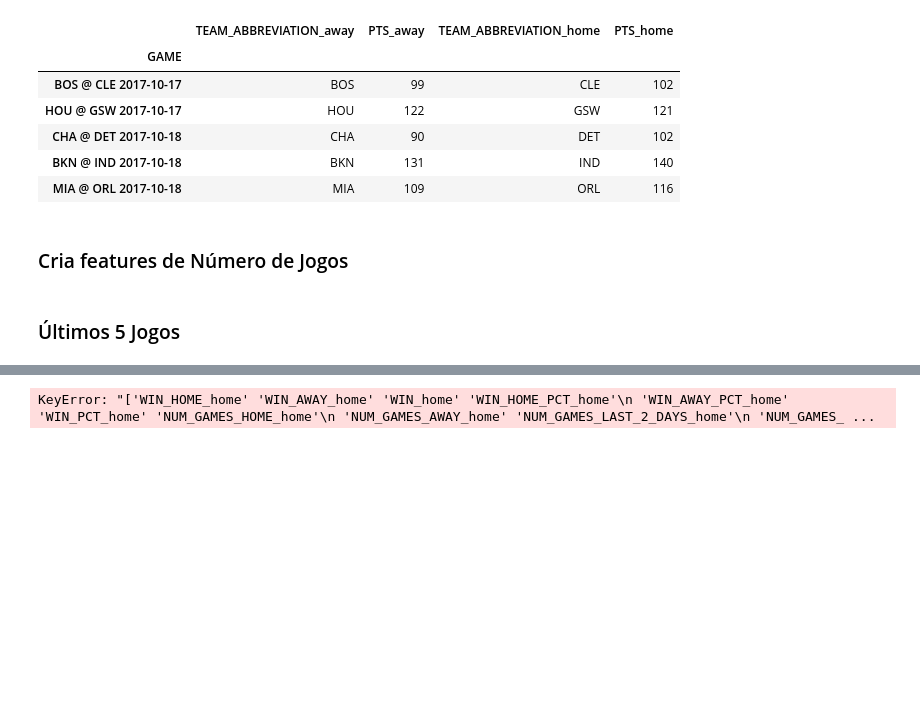
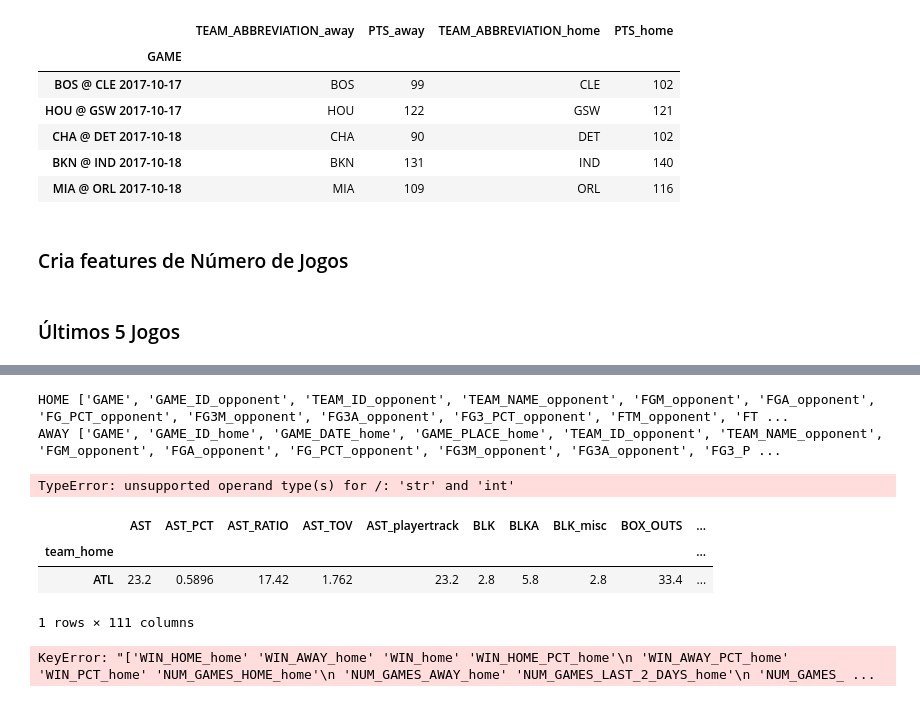
Before and after one commit to rafaelgasp/nba_games, a Jupyter notebook: Sumariza_Por_Jogo.ipynb, the cells around one changed output, grey strips where cells are left out. Saved outputs shown, nothing was run; the diff lists cells and outputs as text; code cells hidden in the pictures; blank space fills up the shorter version.

```diff
--- a/Sumariza_Por_Jogo.ipynb
+++ b/Sumariza_Por_Jogo.ipynb
@@ -157,8 +165,6 @@ away_columns = [x for x in all_games.columns if x.endswith("_away") and x not in
 # %%
-extra_columns = ["WIN_HOME", "WIN_AWAY", "WIN", "WIN_HOME_PCT", "WIN_AWAY_PCT", "WIN_PCT",
-                 "NUM_GAMES_HOME", "NUM_GAMES_AWAY", "DAYS_DIFF_TOTAL", "DAYS_DIFF_NEXT_GAME",
-                 "DAYS_DIFF_NEXT_GAMES_STD"]
+# extra_columns = []
 
-home_columns += [x + "_home" for x in extra_columns]
-away_columns += [x + "_away" for x in extra_columns]
+# home_columns += [x + "_home" for x in extra_columns]
+# away_columns += [x + "_away" for x in extra_columns]
 # %%
@@ -261,3 +361,16 @@ KeyError: "['WIN_HOME_home' 'WIN_AWAY_home' 'WIN_home' 'WIN_HOME_PCT_home'\n 'WI
+# %%
+resp = get_avg_last_games(teste, "ATL", rivals=True)
+# %% [output]
+HOME ['GAME', 'GAME_ID_opponent', 'TEAM_ID_opponent', 'TEAM_NAME_opponent', 'FGM_opponent', 'FGA_opponent', 'FG_PCT_opponent', 'FG3M_opponent', 'FG3A_opponent', 'FG3_PCT_opponent', 'FTM_opponent', 'FT ...
+AWAY ['GAME', 'GAME_ID_home', 'GAME_DATE_home', 'GAME_PLACE_home', 'TEAM_ID_opponent', 'TEAM_NAME_opponent', 'FGM_opponent', 'FGA_opponent', 'FG_PCT_opponent', 'FG3M_opponent', 'FG3A_opponent', 'FG3_P ...
+TypeError: unsupported operand type(s) for /: 'str' and 'int'
+# %%
+resp
+# %% [output]
+|  | AST | AST_PCT | AST_RATIO | AST_TOV | AST_playertrack | BLK | BLKA | BLK_misc | BOX_OUTS | ... |
+| team_home |  |  |  |  |  |  |  |  |  | ... |
+| ATL | 23.2 | 0.5896 | 17.42 | 1.762 | 23.2 | 2.8 | 5.8 | 2.8 | 33.4 | ... |
+1 rows × 111 columns
 # %%
 resp = []
 season = all_games.reset_index()
```
Also changed, not shown: parts of 8 cells of this notebook, 3 other files.
